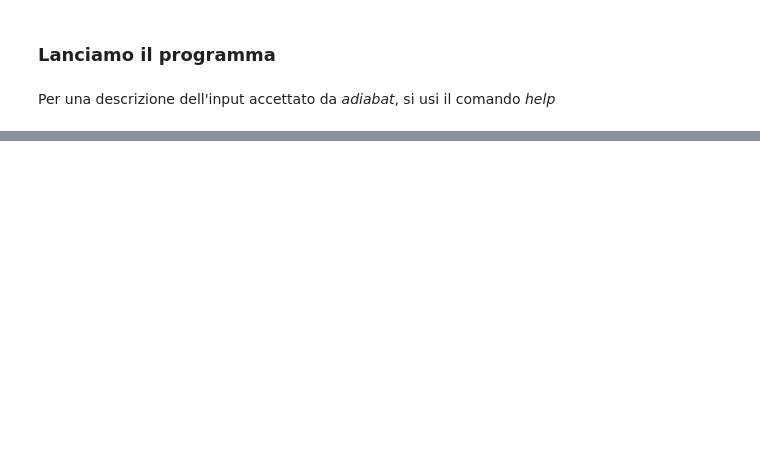
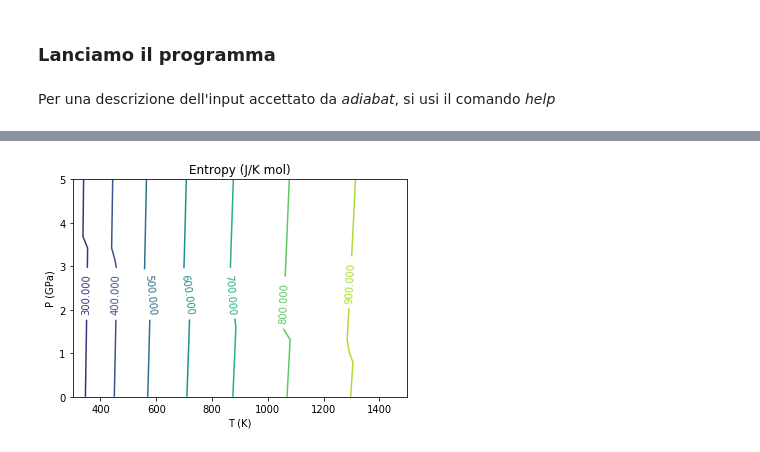
Before and after one commit to Mauro-Prencipe/geochimica, a Jupyter notebook: adiabat.ipynb, the cells around one changed output, grey strips where cells are left out. Cells and saved outputs as stored; diff of their text form; code cells hidden in the pictures; blank space fills up the shorter version.

```diff
--- a/adiabat.ipynb
+++ b/adiabat.ipynb
@@ -171,0 +305,4 @@ adiabat(500,600,30,2,4,30,env=480,nsamp=10)
+# %%
+adiabat(300,1500,20,0,5,20,prod=['py',1],rea=['ens',1.5,'cor',1])
+# %% [output]
+[figure, added]
```
Also changed, not shown: parts of 43 cells of this notebook, 1 other file.
